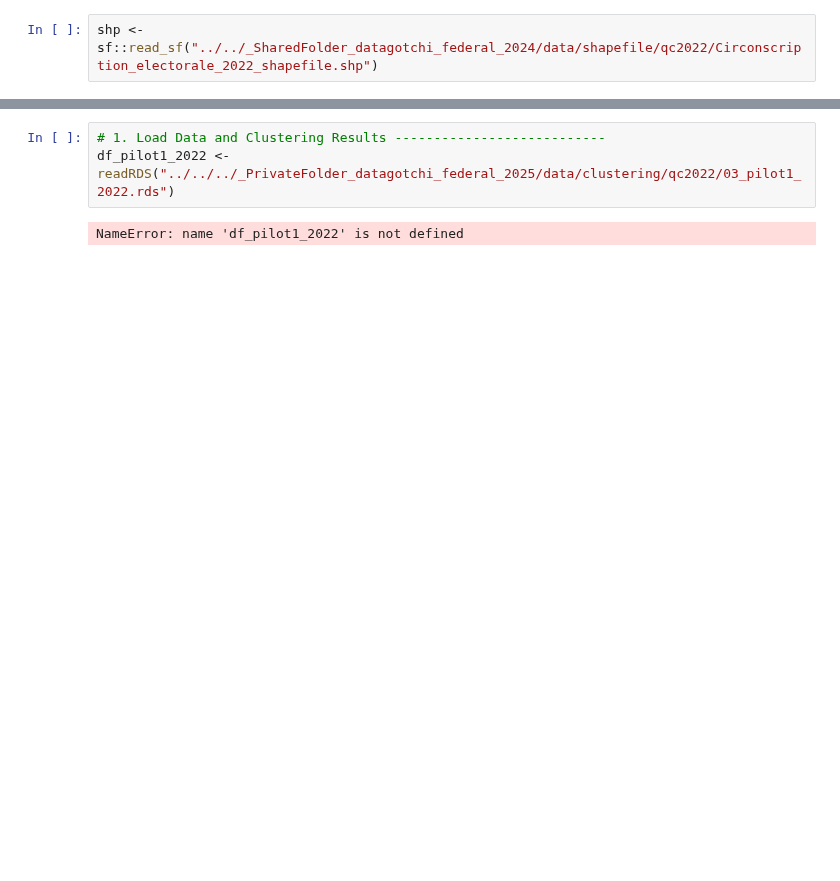
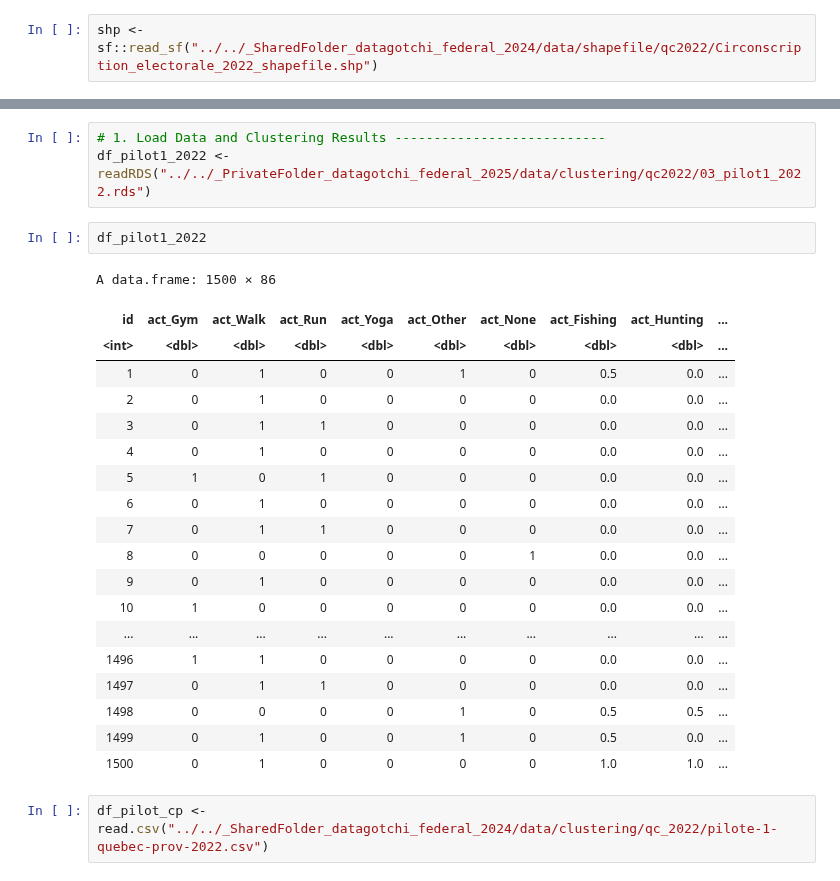
Before and after one commit to clessn/datagotchi_federal_2024, a Jupyter notebook: albou558/qc_2022/03_02-3_desc-gepgraphique.ipynb, the cells around one changed output, grey strips where cells are left out. Saved outputs shown, nothing was run; the diff lists cells and outputs as text; blank space fills up the shorter version.

```diff
--- a/albou558/qc_2022/03_02-3_desc-gepgraphique.ipynb
+++ b/albou558/qc_2022/03_02-3_desc-gepgraphique.ipynb
@@ -31,5 +65,27 @@ ggplot(shp) +
 # %%
 # 1. Load Data and Clustering Results ---------------------------
-df_pilot1_2022 <- readRDS("../../../_PrivateFolder_datagotchi_federal_2025/data/clustering/qc2022/03_pilot1_2022.rds")
+df_pilot1_2022 <- readRDS("../../_PrivateFolder_datagotchi_federal_2025/data/clustering/qc2022/03_pilot1_2022.rds")
-# %% [output]
-NameError: name 'df_pilot1_2022' is not defined
+# %%
+df_pilot1_2022
+# %% [output]
+A data.frame: 1500 × 86
+| id | act_Gym | act_Walk | act_Run | act_Yoga | act_Other | act_None | act_Fishing | act_Hunting | ... |
+| <int> | <dbl> | <dbl> | <dbl> | <dbl> | <dbl> | <dbl> | <dbl> | <dbl> | ... |
+| 1 | 0 | 1 | 0 | 0 | 1 | 0 | 0.5 | 0.0 | ... |
+| 2 | 0 | 1 | 0 | 0 | 0 | 0 | 0.0 | 0.0 | ... |
+| 3 | 0 | 1 | 1 | 0 | 0 | 0 | 0.0 | 0.0 | ... |
+| 4 | 0 | 1 | 0 | 0 | 0 | 0 | 0.0 | 0.0 | ... |
+| 5 | 1 | 0 | 1 | 0 | 0 | 0 | 0.0 | 0.0 | ... |
+| 6 | 0 | 1 | 0 | 0 | 0 | 0 | 0.0 | 0.0 | ... |
+| 7 | 0 | 1 | 1 | 0 | 0 | 0 | 0.0 | 0.0 | ... |
+| 8 | 0 | 0 | 0 | 0 | 0 | 1 | 0.0 | 0.0 | ... |
+| 9 | 0 | 1 | 0 | 0 | 0 | 0 | 0.0 | 0.0 | ... |
+| 10 | 1 | 0 | 0 | 0 | 0 | 0 | 0.0 | 0.0 | ... |
+| ... | ... | ... | ... | ... | ... | ... | ... | ... | ... |
+| 1496 | 1 | 1 | 0 | 0 | 0 | 0 | 0.0 | 0.0 | ... |
+| 1497 | 0 | 1 | 1 | 0 | 0 | 0 | 0.0 | 0.0 | ... |
+| 1498 | 0 | 0 | 0 | 0 | 1 | 0 | 0.5 | 0.5 | ... |
+| 1499 | 0 | 1 | 0 | 0 | 1 | 0 | 0.5 | 0.0 | ... |
+| 1500 | 0 | 1 | 0 | 0 | 0 | 0 | 1.0 | 1.0 | ... |
+# %%
+df_pilot_cp <- read.csv("../../_SharedFolder_datagotchi_federal_2024/data/clustering/qc_2022/pilote-1-quebec-prov-2022.csv")
```
Also changed, not shown: parts of 7 cells of this notebook.
